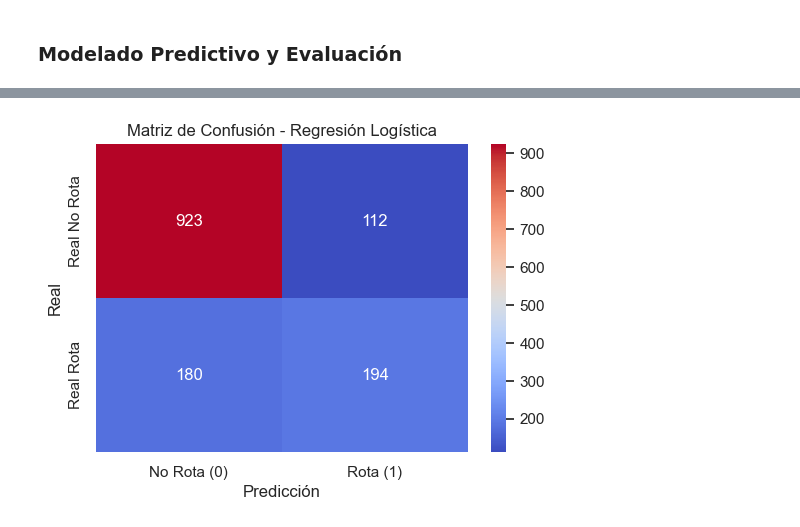
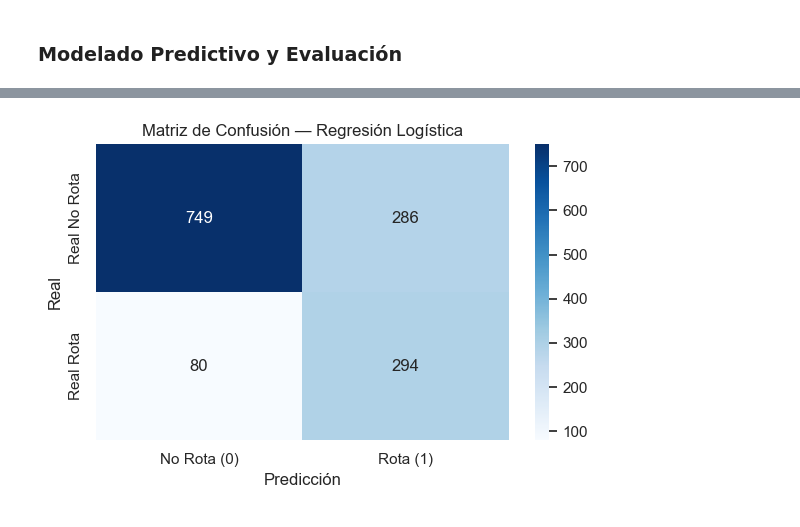
Before and after one commit to rb-olivera/Telecom-X-Parte-Dos---AluraLatam, a Jupyter notebook: Telecom_X_ParteDos.ipynb, the cells around one changed output, grey strips where cells are left out. Drawn from its saved outputs; the diff is of its cells as text; code cells hidden in the pictures.

```diff
--- a/Telecom_X_ParteDos.ipynb
+++ b/Telecom_X_ParteDos.ipynb
@@ -535,87 +497,89 @@ Preparación de datos para modelado completada.
 modelos = {}
 metricas = pd.DataFrame(columns=['Accuracy', 'Precision', 'Recall', 'F1-Score', 'ROC-AUC'])
 
+# Nota: se usa class_weight='balanced' para compensar el desbalance de clases (~26% churn)
+
 # --- Modelo 1: Regresión Logística ---
-# 'liblinear' es un buen solver para datasets pequeños y medianos, y soporta penalización L1/L2
-log_reg_model = LogisticRegression(random_state=42, solver='liblinear', max_iter=1000)
+print("--- Entrenando Modelo: Regresión Logística ---")
+log_reg_model = LogisticRegression(
+    random_state=42,
+    solver='liblinear',
+    max_iter=1000,
+    class_weight='balanced'  # Penaliza más los errores en la clase minoritaria (churn)
+)
 log_reg_model.fit(X_train_scaled, y_train)
 y_pred_log_reg = log_reg_model.predict(X_test_scaled)
-y_prob_log_reg = log_reg_model.predict_proba(X_test_scaled)[:, 1] # Probabilidades de la clase positiva (Churn=1)
+y_prob_log_reg = log_reg_model.predict_proba(X_test_scaled)[:, 1]
 
 modelos['Regresion Logistica'] = log_reg_model
 
-print("\nMétricas de evaluación para Regresión Logística:")
-accuracy_lr = accuracy_score(y_test, y_pred_log_reg)
+accuracy_lr  = accuracy_score(y_test, y_pred_log_reg)
 precision_lr = precision_score(y_test, y_pred_log_reg)
-recall_lr = recall_score(y_test, y_pred_log_reg)
-f1_lr = f1_score(y_test, y_pred_log_reg)
-roc_auc_lr = roc_auc_score(y_test, y_prob_log_reg)
+recall_lr    = recall_score(y_test, y_pred_log_reg)
+f1_lr        = f1_score(y_test, y_pred_log_reg)
+roc_auc_lr   = roc_auc_score(y_test, y_prob_log_reg)
 
 metricas.loc['Regresion Logistica'] = [accuracy_lr, precision_lr, recall_lr, f1_lr, roc_auc_lr]
 
-print(f"Accuracy: {accuracy_lr:.4f}")
-print(f"Precision (Churn=1): {precision_lr:.4f}")
-print(f"Recall (Churn=1): {recall_lr:.4f}")
-print(f"F1-Score (Churn=1): {f1_lr:.4f}")
-print(f"ROC-AUC: {roc_auc_lr:.4f}")
+print(f"Accuracy : {accuracy_lr:.4f}")
+print(f"Precision: {precision_lr:.4f}")
+print(f"Recall   : {recall_lr:.4f}")
+print(f"F1-Score : {f1_lr:.4f}")
+print(f"ROC-AUC  : {roc_auc_lr:.4f}")
 
-# Matriz de confusión para Regresión Logística
-print("\nMatriz de Confusión (Regresión Logística):")
 cm_lr = confusion_matrix(y_test, y_pred_log_reg)
-print(cm_lr)
 plt.figure(figsize=(6, 4))
-sns.heatmap(cm_lr, annot=True, fmt='d', cmap='coolwarm',
-            xticklabels=['No Rota (0)', 'Rota (1)'], yticklabels=['Real No Rota', 'Real Rota'])
+sns.heatmap(cm_lr, annot=True, fmt='d', cmap='Blues',
+            xticklabels=['No Rota (0)', 'Rota (1)'],
+            yticklabels=['Real No Rota', 'Real Rota'])
 plt.xlabel('Predicción')
 plt.ylabel('Real')
-plt.title('Matriz de Confusión - Regresión Logística')
+plt.title('Matriz de Confusión — Regresión Logística')
+plt.tight_layout()
 plt.show()
-
-print("\nReporte de Clasificación (Regresión Logística):")
 print(classification_report(y_test, y_pred_log_reg))
 
 # --- Modelo 2: Random Forest ---
-print("\n--- Entrenando Modelo Random Forest ---")
-# n_estimators: número de árboles en el bosque
-rf_model = RandomForestClassifier(random_state=42, n_estimators=100)
+print("\n--- Entrenando Modelo: Random Forest ---")
+rf_model = RandomForestClassifier(
+    random_state=42,
+    n_estimators=100,
+    class_weight='balanced'  # Penaliza más los errores en la clase minoritaria (churn)
+)
 rf_model.fit(X_train_scaled, y_train)
 y_pred_rf = rf_model.predict(X_test_scaled)
-y_prob_rf = rf_model.predict_proba(X_test_scaled)[:, 1]
+y_prob_rf  = rf_model.predict_proba(X_test_scaled)[:, 1]
 
 modelos['Random Forest'] = rf_model
 
-print("\nMétricas de evaluación para Random Forest:")
-accuracy_rf = accuracy_score(y_test, y_pred_rf)
+accuracy_rf  = accuracy_score(y_test, y_pred_rf)
 precision_rf = precision_score(y_test, y_pred_rf)
-recall_rf = recall_score(y_test, y_pred_rf)
-f1_rf = f1_score(y_test, y_pred_rf)
-roc_auc_rf = roc_auc_score(y_test, y_prob_rf)
+recall_rf    = recall_score(y_test, y_pred_rf)
+f1_rf        = f1_score(y_test, y_pred_rf)
+roc_auc_rf   = roc_auc_score(y_test, y_prob_rf)
 
 metricas.loc['Random Forest'] = [accuracy_rf, precision_rf, recall_rf, f1_rf, roc_auc_rf]
 
-print(f"Accuracy: {accuracy_rf:.4f}")
-print(f"Precision (Churn=1): {precision_rf:.4f}")
-print(f"Recall (Churn=1): {recall_rf:.4f}")
-print(f"F1-Score (Churn=1): {f1_rf:.4f}")
-print(f"ROC-AUC: {roc_auc_rf:.4f}")
+print(f"Accuracy : {accuracy_rf:.4f}")
+print(f"Precision: {precision_rf:.4f}")
+print(f"Recall   : {recall_rf:.4f}")
+print(f"F1-Score : {f1_rf:.4f}")
+print(f"ROC-AUC  : {roc_auc_rf:.4f}")
 
-# Matriz de confusión para Random Forest
-print("\nMatriz de Confusión (Random Forest):")
 cm_rf = confusion_matrix(y_test, y_pred_rf)
-print(cm_rf)
 plt.figure(figsize=(6, 4))
-sns.heatmap(cm_rf, annot=True, fmt='d', cmap='coolwarm',
-            xticklabels=['No Rota (0)', 'Rota (1)'], yticklabels=['Real No Rota', 'Real Rota'])
+sns.heatmap(cm_rf, annot=True, fmt='d', cmap='Blues',
+            xticklabels=['No Rota (0)', 'Rota (1)'],
+            yticklabels=['Real No Rota', 'Real Rota'])
 plt.xlabel('Predicción')
 plt.ylabel('Real')
-plt.title('Matriz de Confusión - Random Forest')
+plt.title('Matriz de Confusión — Random Forest')
+plt.tight_layout()
 plt.show()
-
-print("\nReporte de Clasificación (Random Forest):")
 print(classification_report(y_test, y_pred_rf))
 
-print("\nResumen Comparativo de Métricas de Todos los Modelos.")
+# --- Resumen comparativo ---
+print("\n=== Resumen Comparativo de Modelos ===")
 print(metricas.round(4))
-
 print("\nModelos entrenados y evaluados.")
 # %% [output]
@@ -632 +592 @@ Matriz de Confusión (Regresión Logística):
-[figure, old version]
+[figure, new version]
```
Also changed, not shown: parts of 9 cells of this notebook, 4 other files.
